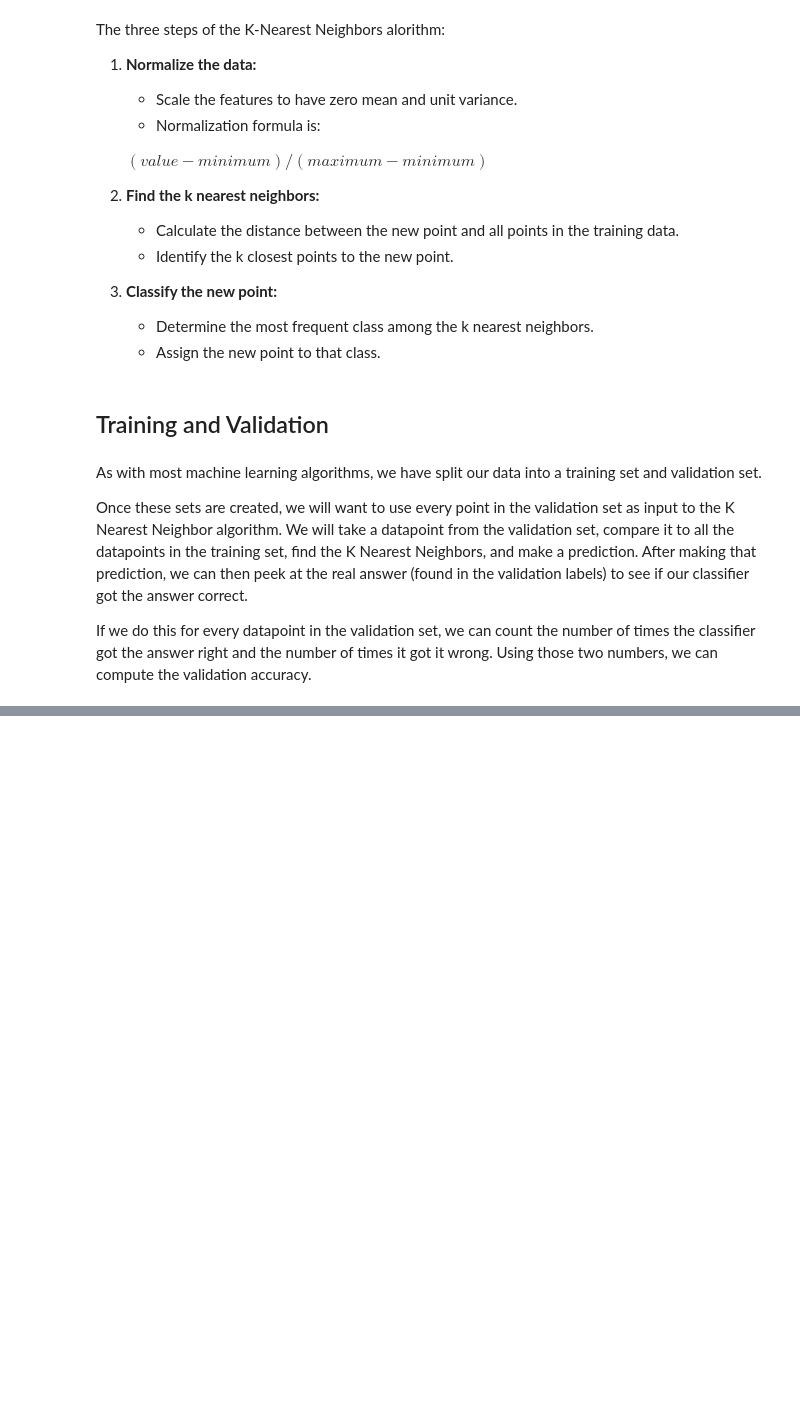
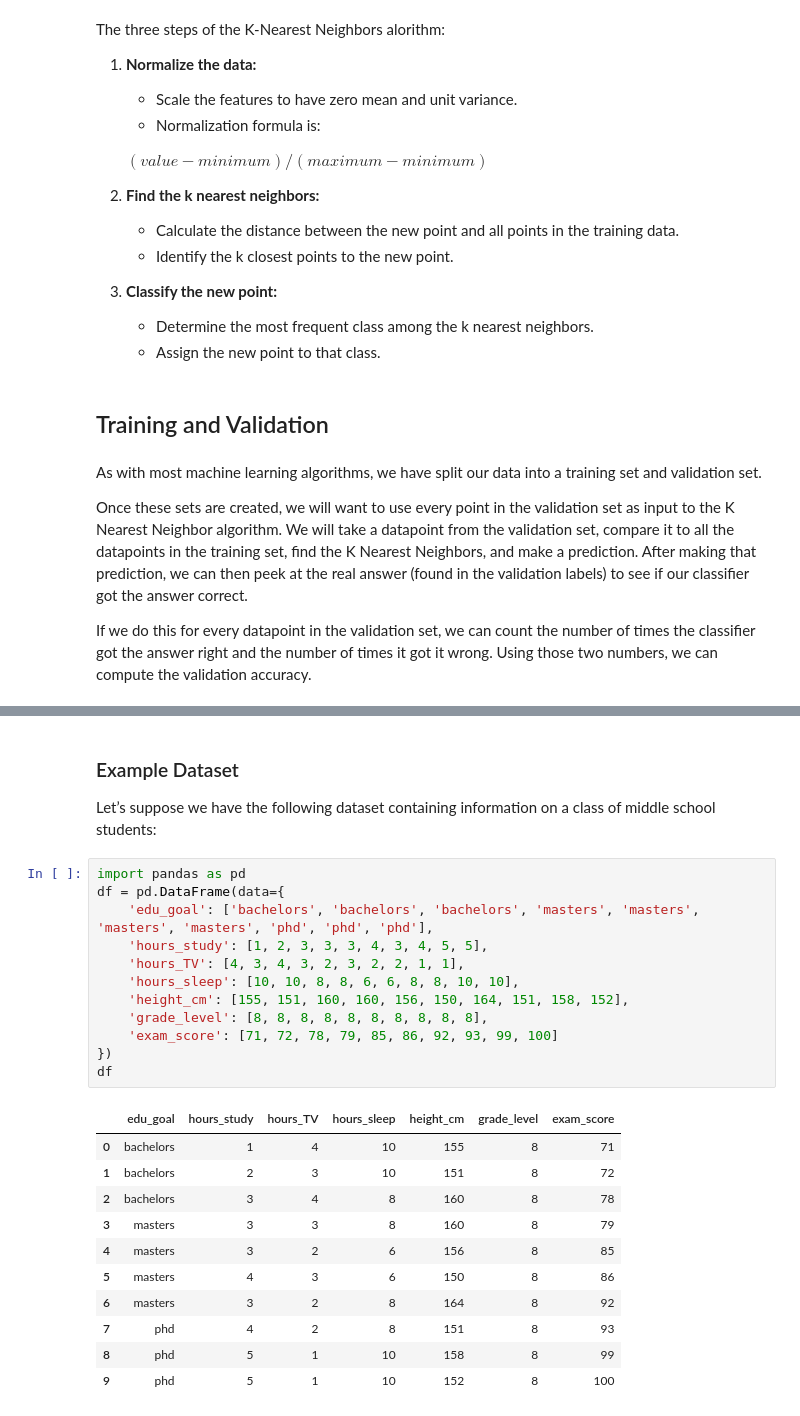
Before and after one commit to dpons222/ML-AI-Self-Learning, a Jupyter notebook: Machine Learning/machine_learning.ipynb, the cells around one changed output, grey strips where cells are left out. Cells and saved outputs as stored; diff of their text form; blank space fills up the shorter version.

```diff
--- a/Machine Learning/machine_learning.ipynb
+++ b/Machine Learning/machine_learning.ipynb
@@ -568,0 +700,27 @@ If we do this for every datapoint in the validation set, we can count the number
+# %% [markdown]
+### Example Dataset
+Let’s suppose we have the following dataset containing information on a class of middle school students:
+# %%
+import pandas as pd
+df = pd.DataFrame(data={
+    'edu_goal': ['bachelors', 'bachelors', 'bachelors', 'masters', 'masters', 'masters', 'masters', 'phd', 'phd', 'phd'],
+    'hours_study': [1, 2, 3, 3, 3, 4, 3, 4, 5, 5],
+    'hours_TV': [4, 3, 4, 3, 2, 3, 2, 2, 1, 1],
+    'hours_sleep': [10, 10, 8, 8, 6, 6, 8, 8, 10, 10],
+    'height_cm': [155, 151, 160, 160, 156, 150, 164, 151, 158, 152],
+    'grade_level': [8, 8, 8, 8, 8, 8, 8, 8, 8, 8],
+    'exam_score': [71, 72, 78, 79, 85, 86, 92, 93, 99, 100]
+})
+df
+# %% [output]
+|  | edu_goal | hours_study | hours_TV | hours_sleep | height_cm | grade_level | exam_score |
+| 0 | bachelors | 1 | 4 | 10 | 155 | 8 | 71 |
+| 1 | bachelors | 2 | 3 | 10 | 151 | 8 | 72 |
+| 2 | bachelors | 3 | 4 | 8 | 160 | 8 | 78 |
+| 3 | masters | 3 | 3 | 8 | 160 | 8 | 79 |
+| 4 | masters | 3 | 2 | 6 | 156 | 8 | 85 |
+| 5 | masters | 4 | 3 | 6 | 150 | 8 | 86 |
+| 6 | masters | 3 | 2 | 8 | 164 | 8 | 92 |
+| 7 | phd | 4 | 2 | 8 | 151 | 8 | 93 |
+| 8 | phd | 5 | 1 | 10 | 158 | 8 | 99 |
+| 9 | phd | 5 | 1 | 10 | 152 | 8 | 100 |
```
Also changed, not shown: parts of 52 cells of this notebook, 1 other file.
